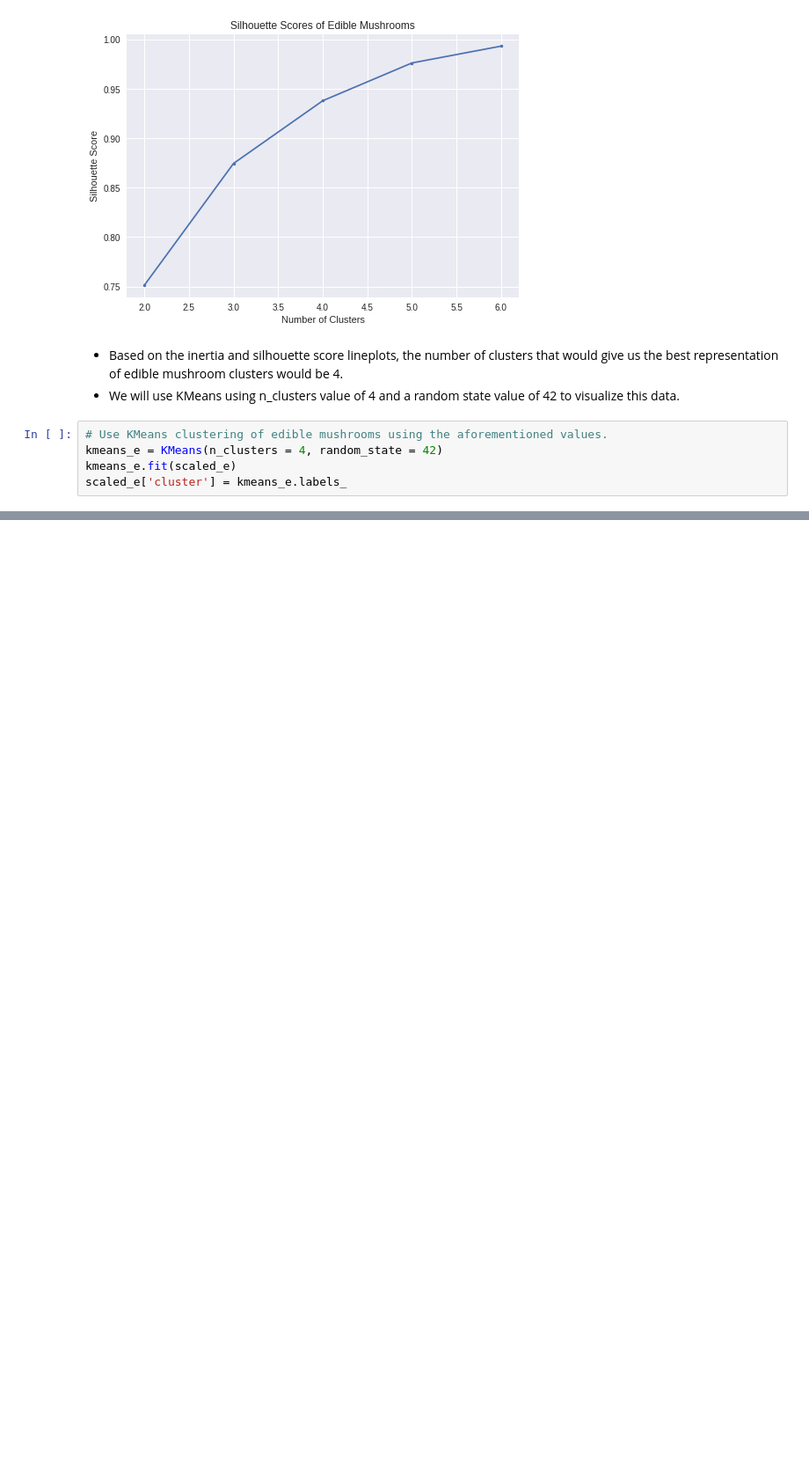
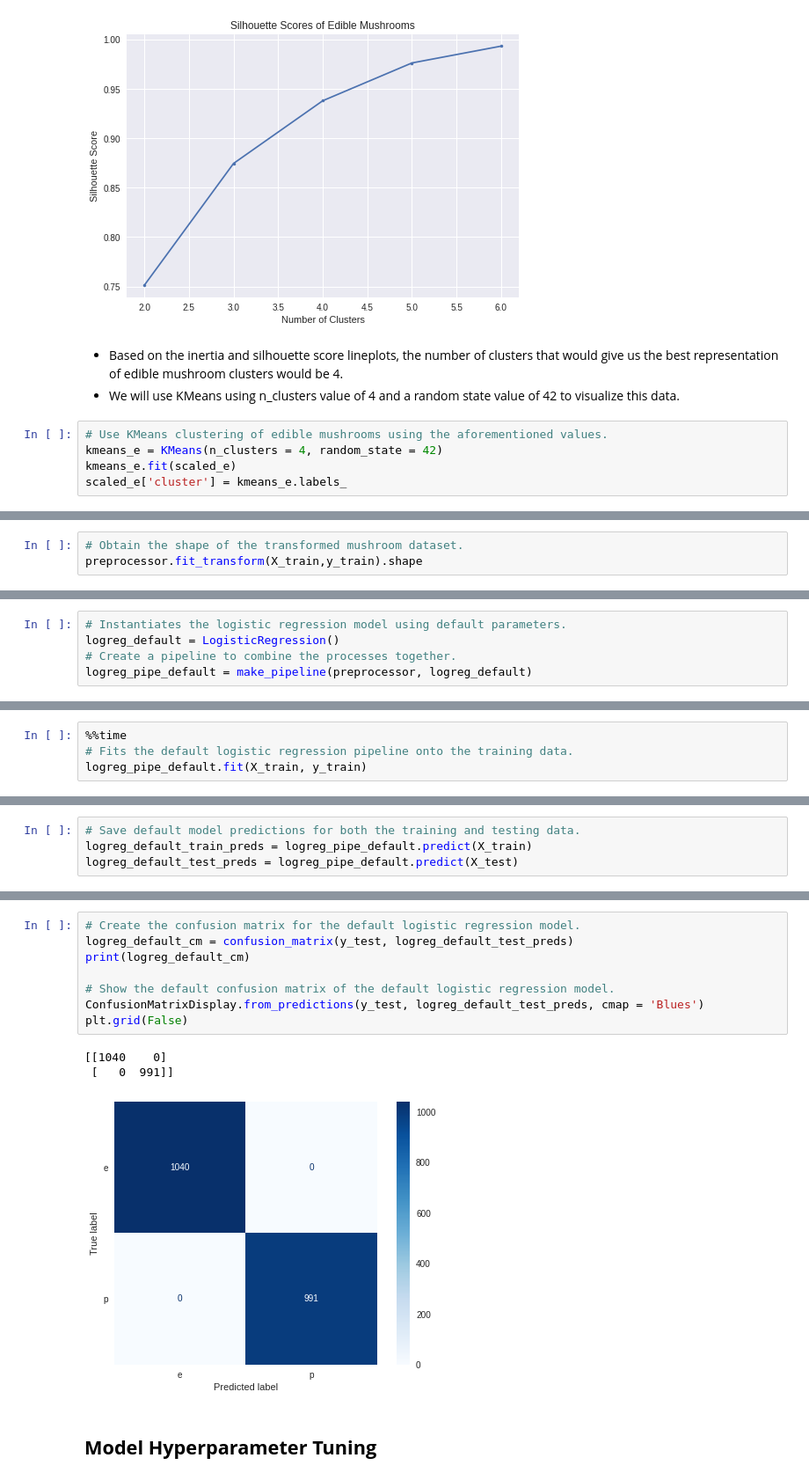
Before and after one commit to davidwan08/Mushroom-Classification-Modeling-and-Analysis-Project, a Jupyter notebook: Mushroom_Classification_Project_Data_Exploration_and_Modeling.ipynb, the cells around one changed output, grey strips where cells are left out. Shown at 88% size. Drawn from its saved outputs; the diff is of its cells as text; blank space fills up the shorter version.

```diff
--- a/Mushroom_Classification_Project_Data_Exploration_and_Modeling.ipynb
+++ b/Mushroom_Classification_Project_Data_Exploration_and_Modeling.ipynb
@@ -898,0 +1116,3 @@ for i, col in enumerate(cluster_groups_e.columns[1:]):
+# %%
+# Obtain the shape of the transformed mushroom dataset.
+preprocessor.fit_transform(X_train,y_train).shape
@@ -898,0 +1133,5 @@ for i, col in enumerate(cluster_groups_e.columns[1:]):
+# %%
+# Instantiates the logistic regression model using default parameters.
+logreg_default = LogisticRegression()
+# Create a pipeline to combine the processes together.
+logreg_pipe_default = make_pipeline(preprocessor, logreg_default)
@@ -898,0 +1161,4 @@ for i, col in enumerate(cluster_groups_e.columns[1:]):
+# %%
+%%time
+# Fits the default logistic regression pipeline onto the training data.
+logreg_pipe_default.fit(X_train, y_train)
@@ -898,0 +1177,4 @@ for i, col in enumerate(cluster_groups_e.columns[1:]):
+# %%
+# Save default model predictions for both the training and testing data.
+logreg_default_train_preds = logreg_pipe_default.predict(X_train)
+logreg_default_test_preds = logreg_pipe_default.predict(X_test)
@@ -898,0 +1229,14 @@ for i, col in enumerate(cluster_groups_e.columns[1:]):
+# %%
+# Create the confusion matrix for the default logistic regression model.
+logreg_default_cm = confusion_matrix(y_test, logreg_default_test_preds)
+print(logreg_default_cm)
+
+# Show the default confusion matrix of the default logistic regression model.
+ConfusionMatrixDisplay.from_predictions(y_test, logreg_default_test_preds, cmap = 'Blues')
+plt.grid(False)
+# %% [output]
+[[1040    0]
+ [   0  991]]
+[figure, added]
+# %% [markdown]
+## **Model Hyperparameter Tuning**
```
Also changed, not shown: parts of 120 cells of this notebook.
